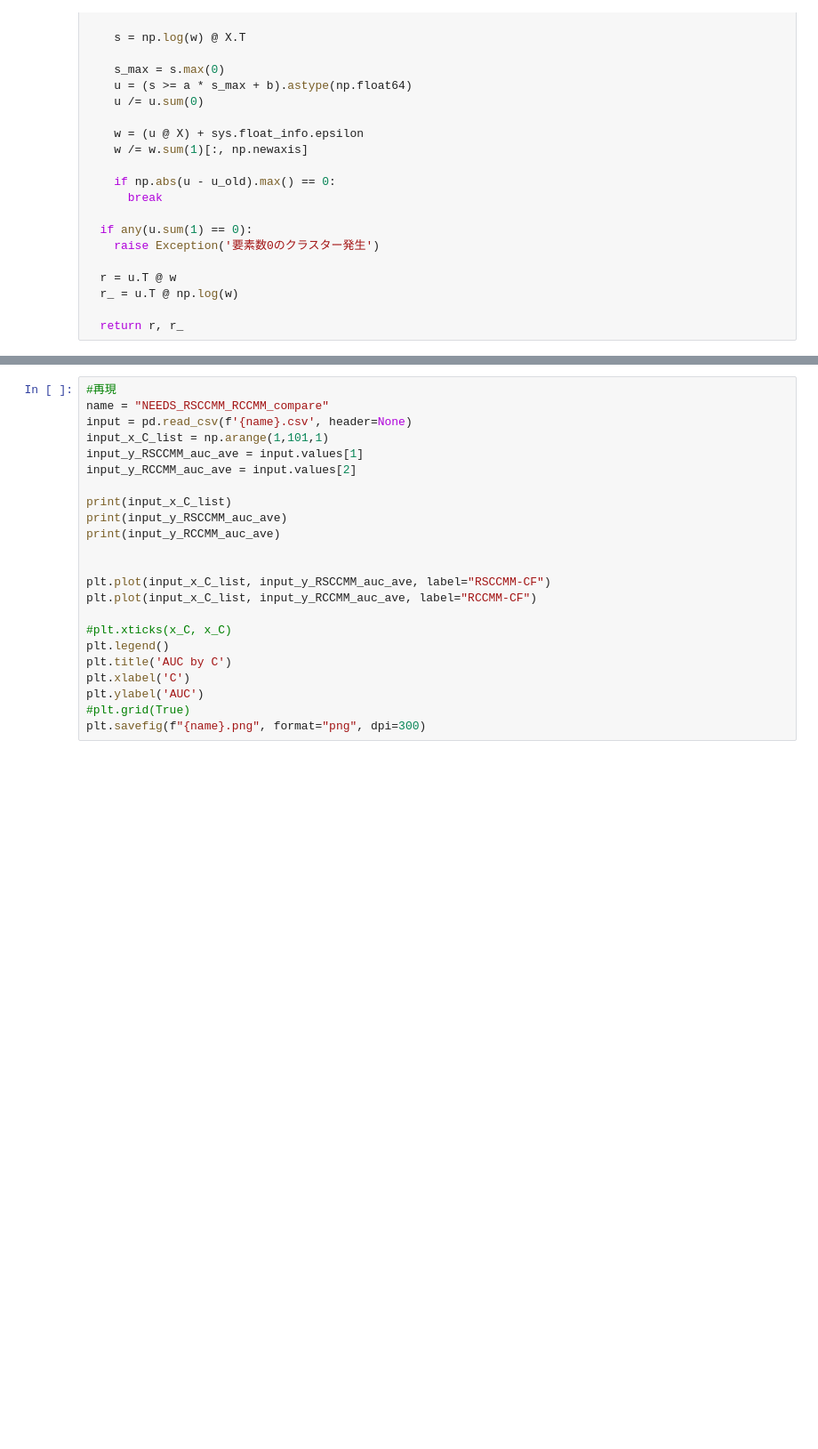
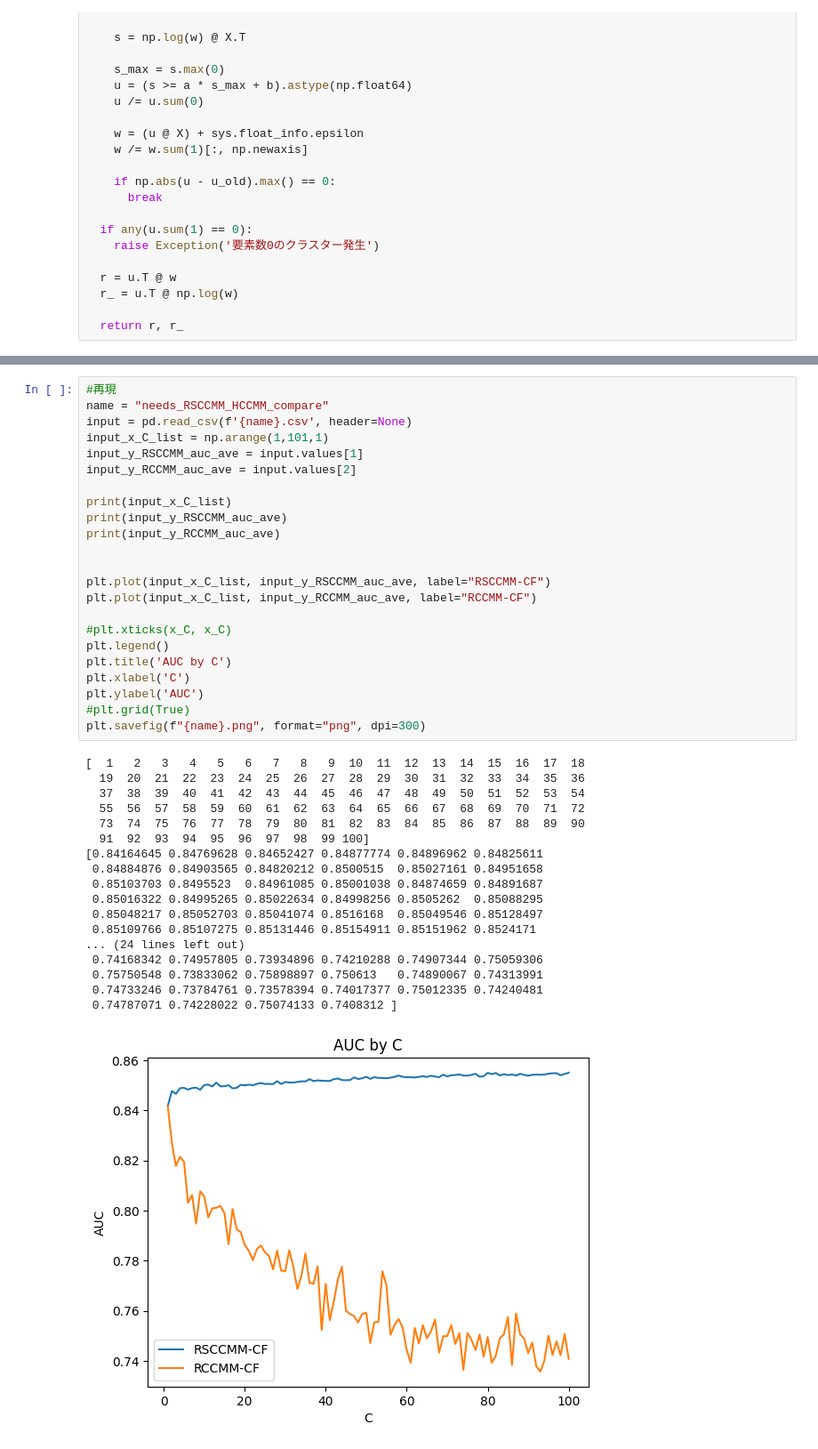
Before and after one commit to kimisuke0503/colab-research, a Jupyter notebook: needs_scan_panel/needs_RSCCMM_CF_compare.ipynb, the cells around one changed output, grey strips where cells are left out. Shown at 89% size. Cells and saved outputs as stored; diff of their text form; blank space fills up the shorter version.

```diff
--- a/needs_scan_panel/needs_RSCCMM_CF_compare.ipynb
+++ b/needs_scan_panel/needs_RSCCMM_CF_compare.ipynb
@@ -271,23 +286,42 @@ RCCMM_beta_list:  [0.]
 # %%
 #再現
-name = "NEEDS_RSCCMM_RCCMM_compare"
+name = "needs_RSCCMM_HCCMM_compare"
 input = pd.read_csv(f'{name}.csv', header=None)
 input_x_C_list = np.arange(1,101,1)
 input_y_RSCCMM_auc_ave = input.values[1]
 input_y_RCCMM_auc_ave = input.values[2]
 
 print(input_x_C_list)
 print(input_y_RSCCMM_auc_ave)
 print(input_y_RCCMM_auc_ave)
 
 
 plt.plot(input_x_C_list, input_y_RSCCMM_auc_ave, label="RSCCMM-CF")
 plt.plot(input_x_C_list, input_y_RCCMM_auc_ave, label="RCCMM-CF")
 
 #plt.xticks(x_C, x_C)
 plt.legend()
 plt.title('AUC by C')
 plt.xlabel('C')
 plt.ylabel('AUC')
 #plt.grid(True)
 plt.savefig(f"{name}.png", format="png", dpi=300)
+# %% [output]
+[  1   2   3   4   5   6   7   8   9  10  11  12  13  14  15  16  17  18
+  19  20  21  22  23  24  25  26  27  28  29  30  31  32  33  34  35  36
+  37  38  39  40  41  42  43  44  45  46  47  48  49  50  51  52  53  54
+  55  56  57  58  59  60  61  62  63  64  65  66  67  68  69  70  71  72
+  73  74  75  76  77  78  79  80  81  82  83  84  85  86  87  88  89  90
+  91  92  93  94  95  96  97  98  99 100]
+[0.84164645 0.84769628 0.84652427 0.84877774 0.84896962 0.84825611
+ 0.84884876 0.84903565 0.84820212 0.8500515  0.85027161 0.84951658
+ 0.85103703 0.8495523  0.84961085 0.85001038 0.84874659 0.84891687
+ 0.85016322 0.84995265 0.85022634 0.84998256 0.8505262  0.85088295
+ 0.85048217 0.85052703 0.85041074 0.8516168  0.85049546 0.85128497
+ 0.85109766 0.85107275 0.85131446 0.85154911 0.85151962 0.8524171
+... (24 lines left out)
+ 0.74168342 0.74957805 0.73934896 0.74210288 0.74907344 0.75059306
+ 0.75750548 0.73833062 0.75898897 0.750613   0.74890067 0.74313991
+ 0.74733246 0.73784761 0.73578394 0.74017377 0.75012335 0.74240481
+ 0.74787071 0.74228022 0.75074133 0.7408312 ]
+[figure, added]
```
Also changed, not shown: parts of 4 cells of this notebook.
